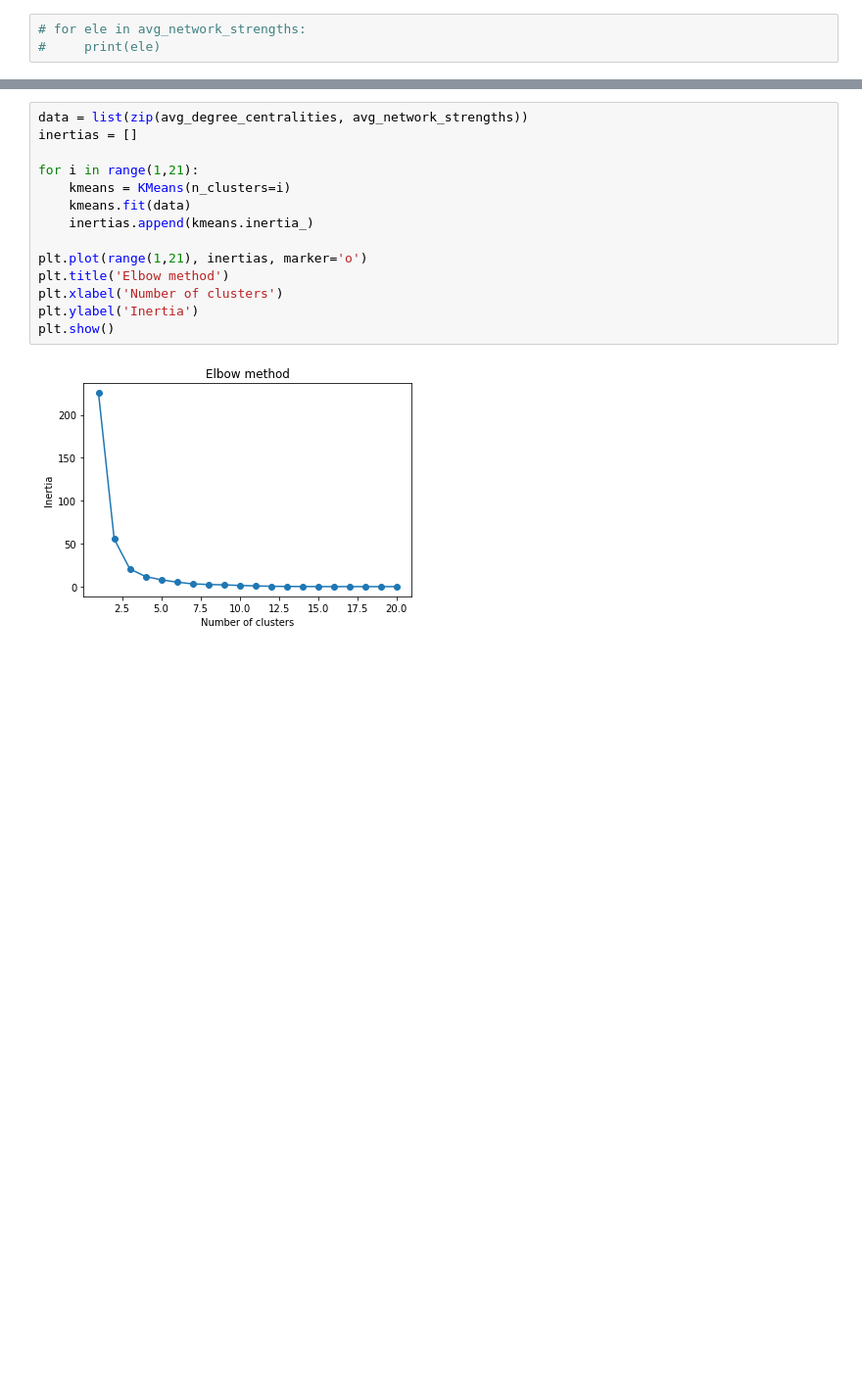
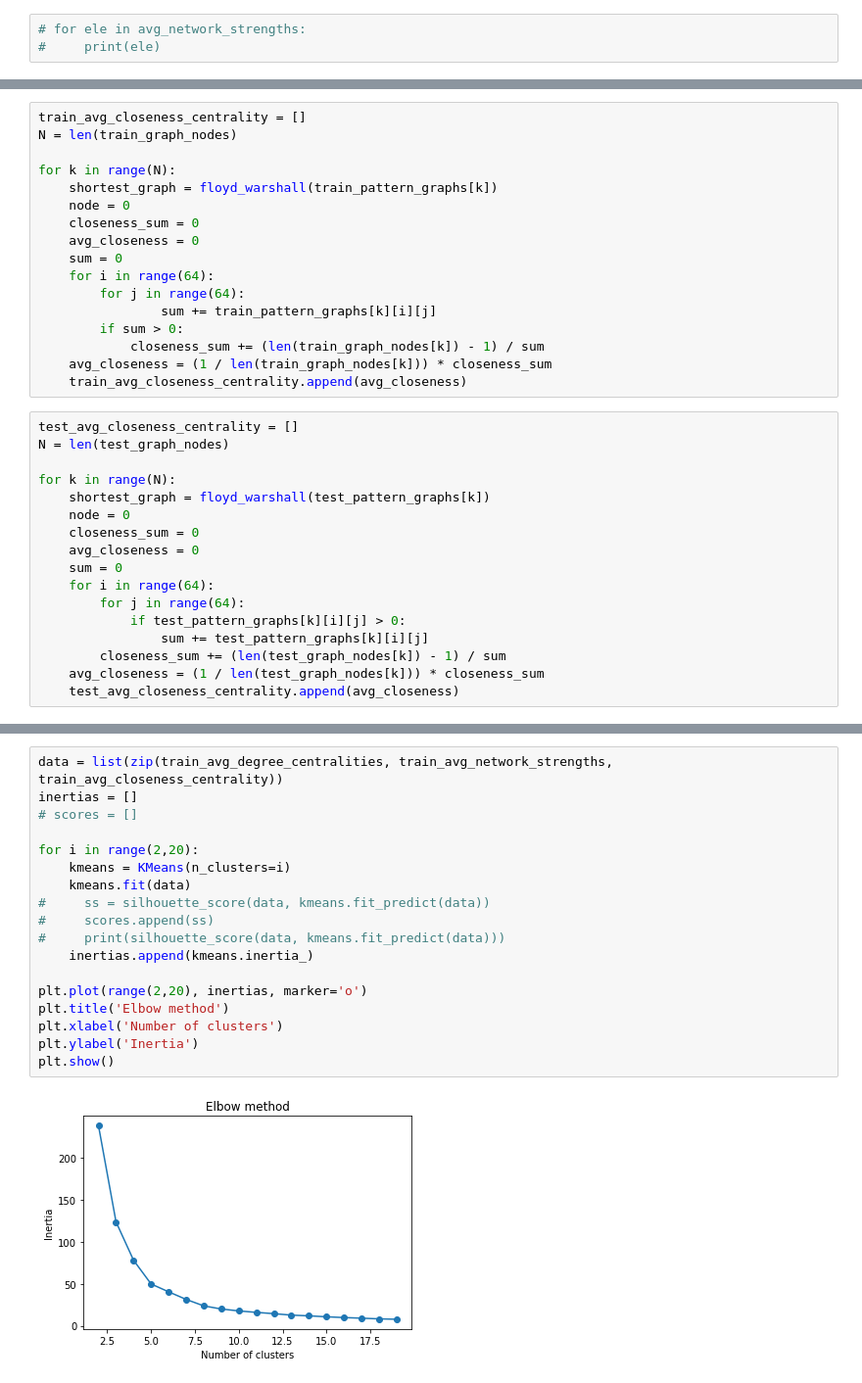
Before and after one commit to shubhamsharma6701/btp, a Jupyter notebook: code/First.ipynb, the cells around one changed output, grey strips where cells are left out. Shown at 98% size. Saved outputs shown, nothing was run; the diff lists cells and outputs as text; blank space fills up the shorter version.

```diff
--- a/code/First.ipynb
+++ b/code/First.ipynb
@@ -258,0 +488,34 @@ Testing cell
+# %%
+train_avg_closeness_centrality = []
+N = len(train_graph_nodes)
+
+for k in range(N):
+    shortest_graph = floyd_warshall(train_pattern_graphs[k])
+    node = 0
+    closeness_sum = 0
+    avg_closeness = 0
+    sum = 0
+    for i in range(64):
+        for j in range(64):
+                sum += train_pattern_graphs[k][i][j]
+        if sum > 0:
+            closeness_sum += (len(train_graph_nodes[k]) - 1) / sum
+    avg_closeness = (1 / len(train_graph_nodes[k])) * closeness_sum
+    train_avg_closeness_centrality.append(avg_closeness)
+# %%
+test_avg_closeness_centrality = []
+N = len(test_graph_nodes)
+
+for k in range(N):
+    shortest_graph = floyd_warshall(test_pattern_graphs[k])
+    node = 0
+    closeness_sum = 0
+    avg_closeness = 0
+    sum = 0
+    for i in range(64):
+        for j in range(64):
+            if test_pattern_graphs[k][i][j] > 0:
+                sum += test_pattern_graphs[k][i][j]
+        closeness_sum += (len(test_graph_nodes[k]) - 1) / sum
+    avg_closeness = (1 / len(test_graph_nodes[k])) * closeness_sum
+    test_avg_closeness_centrality.append(avg_closeness)
@@ -259,16 +524,20 @@ Testing cell
 # %%
-data = list(zip(avg_degree_centralities, avg_network_strengths))
+data = list(zip(train_avg_degree_centralities, train_avg_network_strengths, train_avg_closeness_centrality))
 inertias = []
+# scores = []
 
-for i in range(1,21):
+for i in range(2,20):
     kmeans = KMeans(n_clusters=i)
     kmeans.fit(data)
+#     ss = silhouette_score(data, kmeans.fit_predict(data))
+#     scores.append(ss)
+#     print(silhouette_score(data, kmeans.fit_predict(data)))
     inertias.append(kmeans.inertia_)
 
-plt.plot(range(1,21), inertias, marker='o')
+plt.plot(range(2,20), inertias, marker='o')
 plt.title('Elbow method')
 plt.xlabel('Number of clusters')
 plt.ylabel('Inertia')
 plt.show()
 # %% [output]
-[figure, old version]
+[figure, new version]
```
Also changed, not shown: parts of 42 cells of this notebook, 34 other files.
